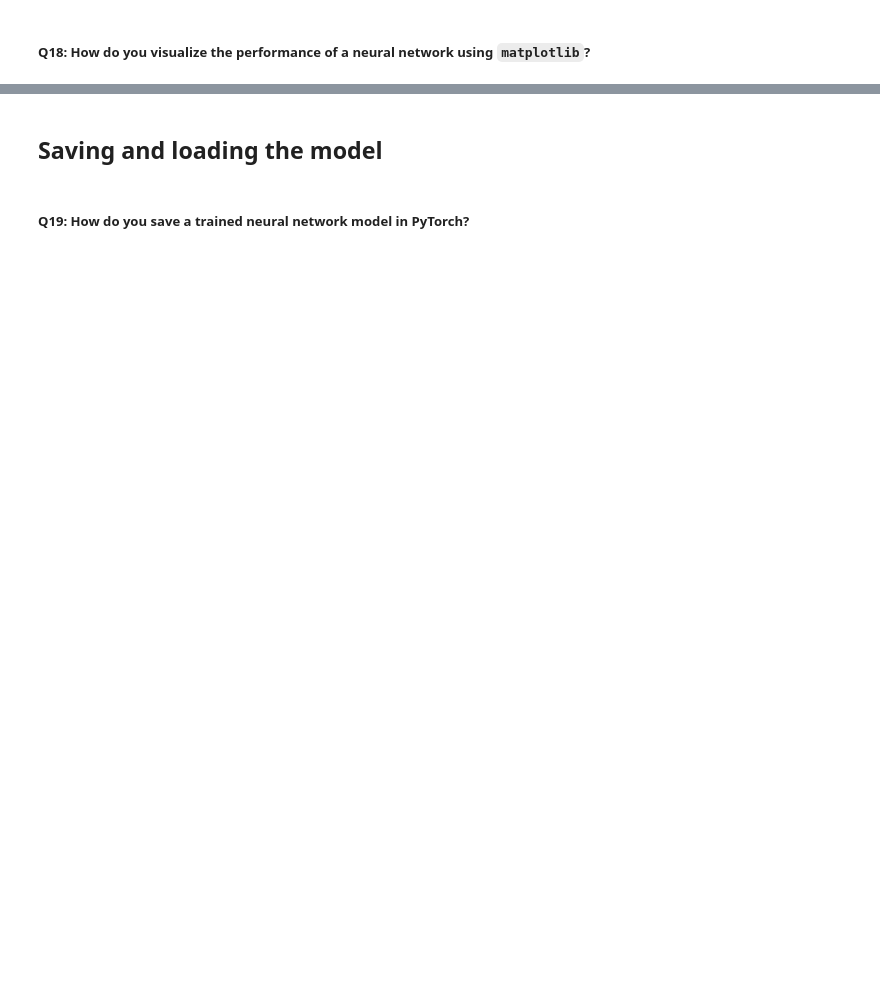
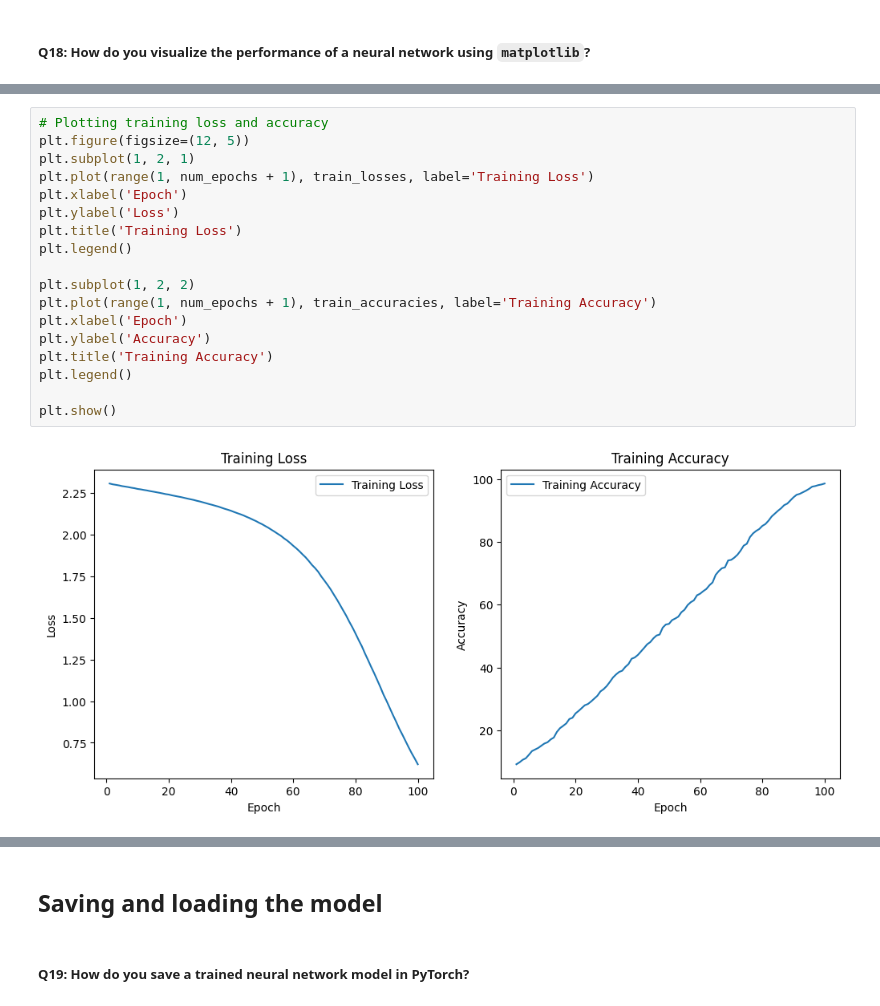
Before and after one commit to fellmir/pyTorchBasis, a Jupyter notebook: 00-basic-examples/example1/01-notebooks/04_neural_network_basics.ipynb, the cells around one changed output, grey strips where cells are left out. Cells and saved outputs as stored; diff of their text form; blank space fills up the shorter version.

```diff
--- a/00-basic-examples/example1/01-notebooks/04_neural_network_basics.ipynb
+++ b/00-basic-examples/example1/01-notebooks/04_neural_network_basics.ipynb
@@ -886,0 +1149,20 @@ Folder 'runs' has been deleted.
+# %%
+# Plotting training loss and accuracy
+plt.figure(figsize=(12, 5))
+plt.subplot(1, 2, 1)
+plt.plot(range(1, num_epochs + 1), train_losses, label='Training Loss')
+plt.xlabel('Epoch')
+plt.ylabel('Loss')
+plt.title('Training Loss')
+plt.legend()
+
+plt.subplot(1, 2, 2)
+plt.plot(range(1, num_epochs + 1), train_accuracies, label='Training Accuracy')
+plt.xlabel('Epoch')
+plt.ylabel('Accuracy')
+plt.title('Training Accuracy')
+plt.legend()
+
+plt.show()
+# %% [output]
+[figure, added]
```
Also changed, not shown: parts of 25 cells of this notebook.
